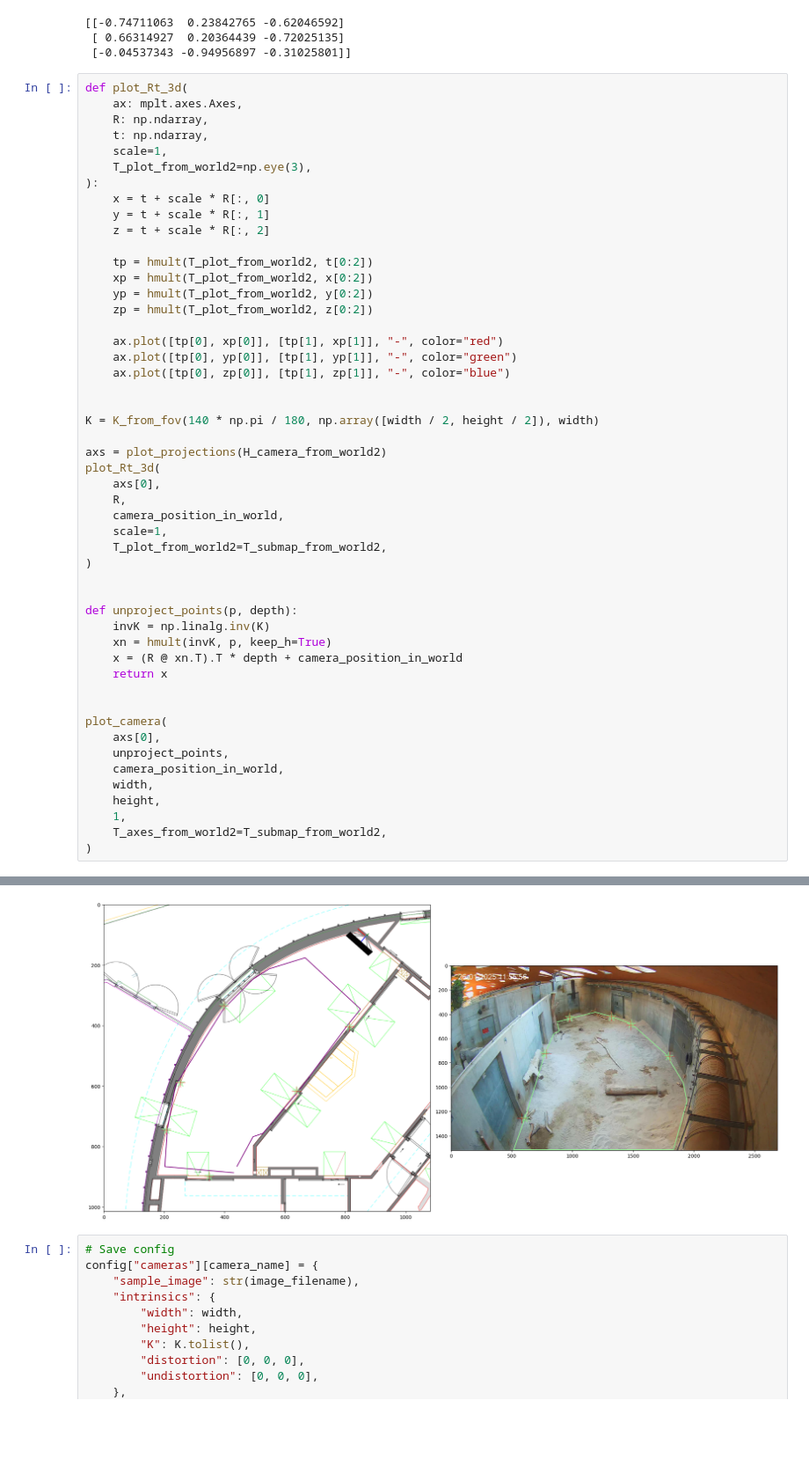
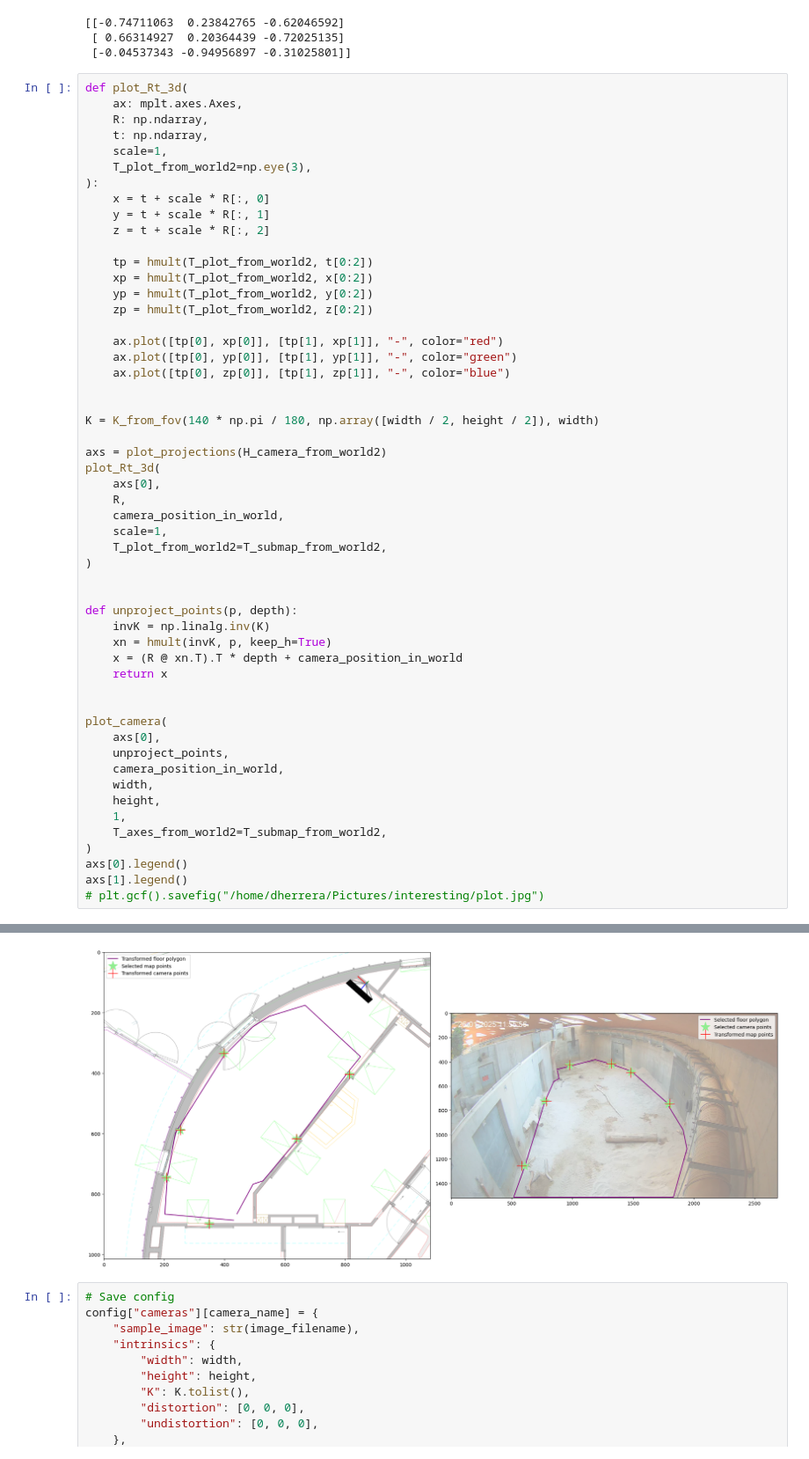
Before and after one commit to plumonito/zoo_vision, a Jupyter notebook: scripts/calibration/camera_calib_2d.ipynb, the cells around one changed output, grey strips where cells are left out. Shown at 88% size. Cells and saved outputs as stored; diff of their text form; blank space fills up the shorter version.

Commit message:
Add labels to calib image

```diff
--- a/scripts/calibration/camera_calib_2d.ipynb
+++ b/scripts/calibration/camera_calib_2d.ipynb
@@ -231,34 +231,37 @@ K = K_from_fov(140 * np.pi / 180, np.array([width / 2, height / 2]), width)
 axs = plot_projections(H_camera_from_world2)
 plot_Rt_3d(
     axs[0],
     R,
     camera_position_in_world,
     scale=1,
     T_plot_from_world2=T_submap_from_world2,
 )
 
 
 def unproject_points(p, depth):
     invK = np.linalg.inv(K)
     xn = hmult(invK, p, keep_h=True)
     x = (R @ xn.T).T * depth + camera_position_in_world
     return x
 
 
 plot_camera(
     axs[0],
     unproject_points,
     camera_position_in_world,
     width,
     height,
     1,
     T_axes_from_world2=T_submap_from_world2,
 )
+axs[0].legend()
+axs[1].legend()
+# plt.gcf().savefig("/home/dherrera/Pictures/interesting/plot.jpg")
 # %% [output]
 Error (submap units): mean=0.0, max=0.0, sum=0.0
 Error (world units): mean=0.18610832367742383, max=0.31712537197108875, sum=1.116649942064543
 Error (camera units): mean=0.0, max=0.0, sum=0.0
-[figure, old version]
+[figure, new version]
 # %%
 # Save config
 config["cameras"][camera_name] = {
```
Also changed, not shown: 1 other file.
